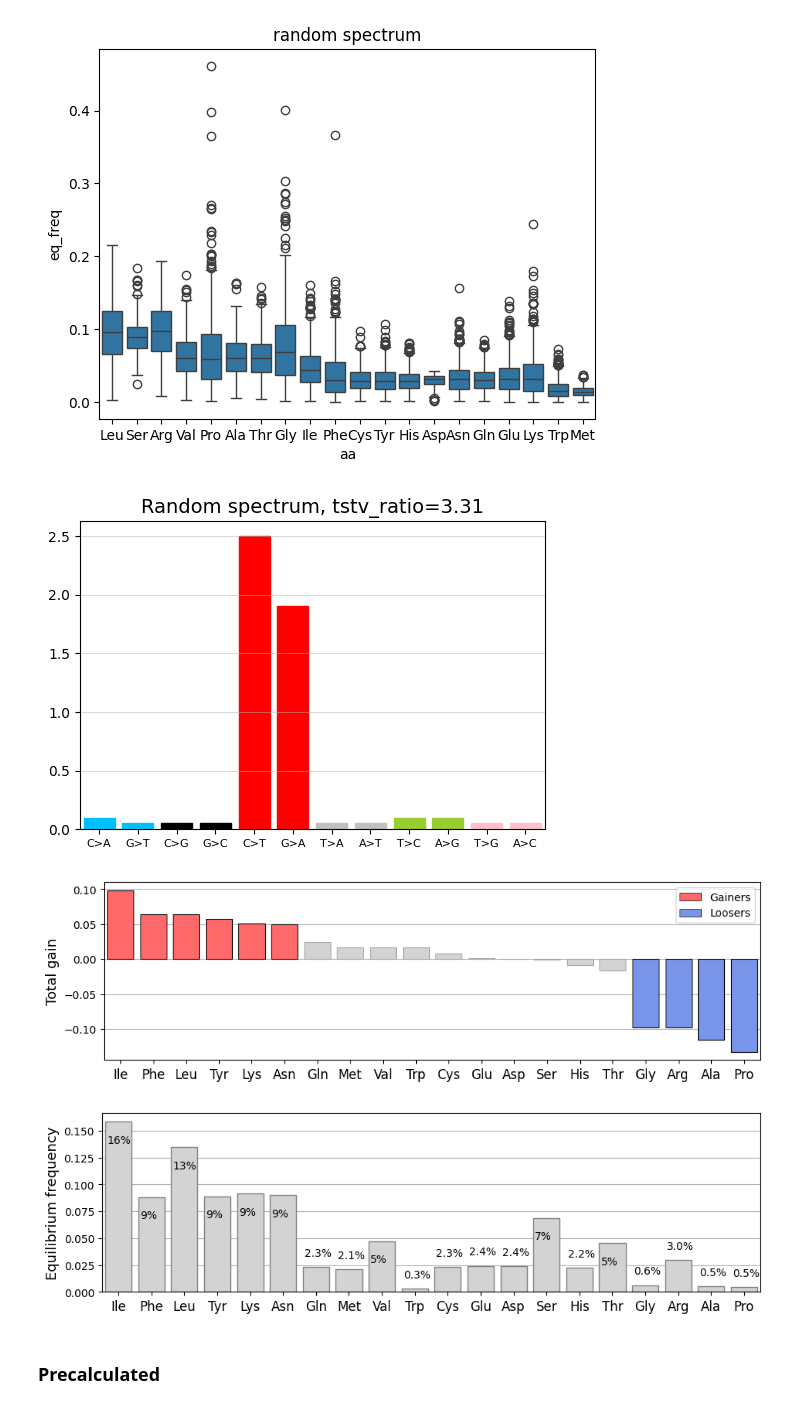
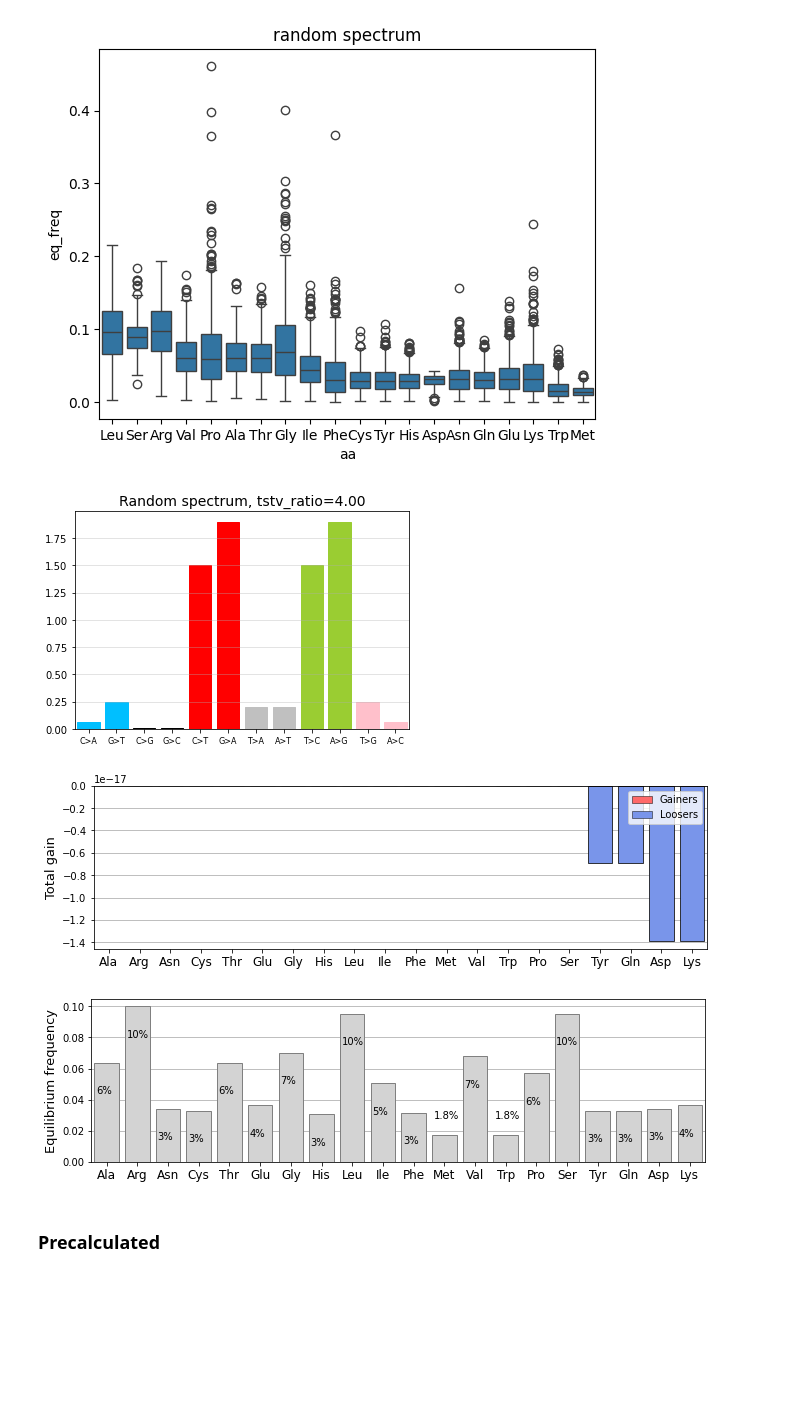
Before and after one commit to mitoclub/RNAViralMutSpec, a Jupyter notebook: global_thrend/random_spectra_thrend.ipynb, the cells around one changed output. Saved outputs shown, nothing was run; the diff lists cells and outputs as text; code cells hidden in the pictures; blank space fills up the shorter version.

```diff
--- a/global_thrend/random_spectra_thrend.ipynb
+++ b/global_thrend/random_spectra_thrend.ipynb
@@ -149,7 +120,8 @@ tstv_ratio = 4
 rnd_sp = pd.DataFrame({
     'Mut': 'A>C C>A A>G G>A A>T T>A T>C C>T T>G G>T C>G G>C'.split(),
     'MutSpec': np.array([
-        0.05, 0.1, 0.1, 1.9, 0.05, 0.05, 0.1, 2.5, 0.05, 0.05, 0.05, 0.05,
+        # 0.05, 0.1, 0.1, 1.9, 0.05, 0.05, 0.1, 2.5, 0.05, 0.05, 0.05, 0.05,
+        0.06, 0.06, 1.9, 1.9, 0.2, 0.2, 1.5, 1.5, 0.25, 0.25, 0.01, 0.01,
     ]),
 })
 _, rnd_eq_aa_freqs = get_equilibrium_freqs(rnd_sp, rate_col='MutSpec', gc=1)
@@ -192,36 +164,36 @@ plt.legend([
 # plt.title(f"{virusname}; G: {losers_gainers[i]['gainers']}; L: {losers_gainers[i]['losers']}")
 plt.ylabel('Total gain', fontsize=13)
 plt.xlabel('')
 plt.grid(axis='y')
 ax.set_axisbelow(True)
 plt.xticks(fontsize=12)
 plt.show()
 
 
 plt.figure(figsize=(11, 3))
 ax=sns.barplot(rnd_eq_aa_freqs, x='aa', y='eq_freq', order=flow.aa, color='lightgray', edgecolor='gray')
 
 for i, aa in enumerate(flow.aa.values):
     f = rnd_eq_aa_freqs.query('aa == @aa').eq_freq.item()
     x = i-0.35
     if f < 0.03:
         lbl = f"{f*100:.1f}%"
         y = f + 0.01
     else:
         lbl = f"{f*100:.0f}%"
         y = f - 0.02
     ax.text(x, y, lbl)
 
 plt.ylabel('Equilibrium frequency', fontsize=13)
 plt.xticks(fontsize=12)
 plt.xlabel('')
 plt.grid(axis='y')
 ax.set_axisbelow(True)
 plt.show()
 # %% [output]
-[figure, old version]
+[figure, new version]
-[figure, old version]
+[figure, new version]
-[figure, old version]
+[figure, new version]
 # %%
 from warnings import filterwarnings
 filterwarnings("ignore",)
```
Also changed, not shown: parts of 5 cells of this notebook, 2 other files.
